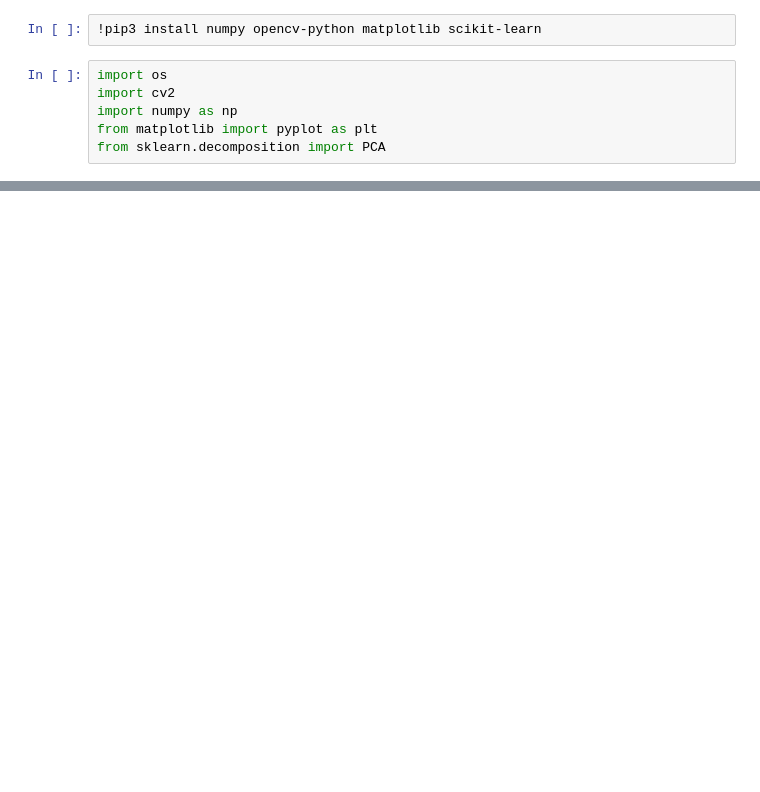
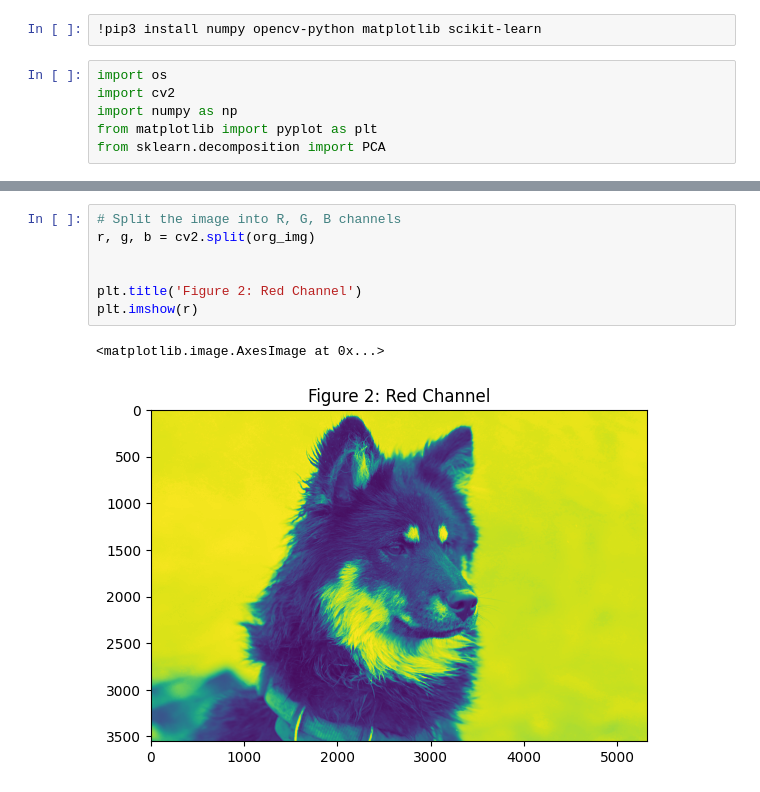
Before and after one commit to LChikry/PCA-image-classification-compression, a Jupyter notebook: implementation/colored_image_compr.ipynb, the cells around one changed output, grey strips where cells are left out. Drawn from its saved outputs; the diff is of its cells as text; blank space fills up the shorter version.

```diff
--- a/implementation/colored_image_compr.ipynb
+++ b/implementation/colored_image_compr.ipynb
@@ -15,0 +21,10 @@ org_img.shape
+# %%
+# Split the image into R, G, B channels
+r, g, b = cv2.split(org_img)
+
+
+plt.title('Figure 2: Red Channel')
+plt.imshow(r)
+# %% [output]
+<matplotlib.image.AxesImage at 0x...>
+[figure, added]
```
Also changed, not shown: parts of 5 cells of this notebook, 3 other files.
